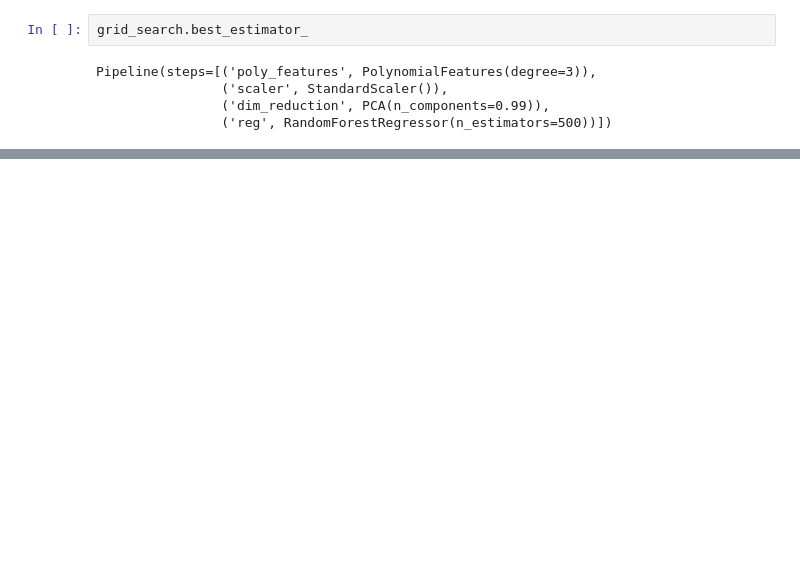
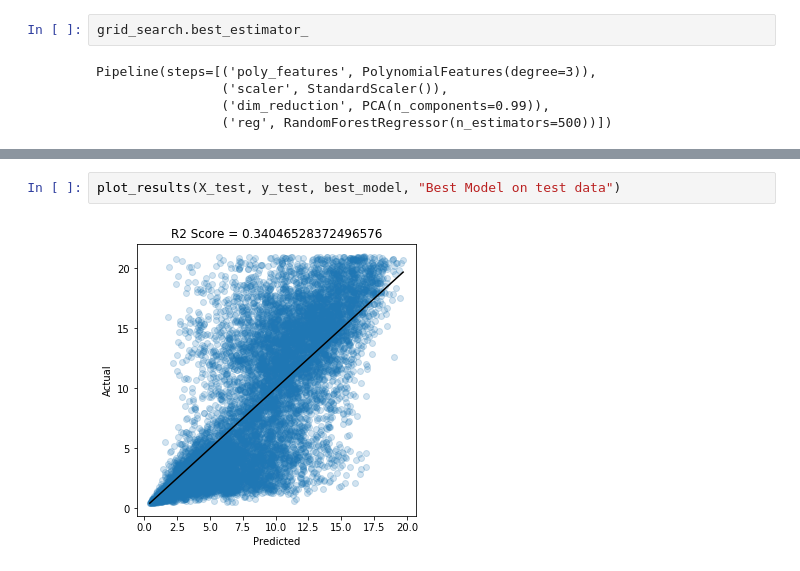
Before and after one commit to aniket-ak/Machine-Learning-CASP-Dataset, a Jupyter notebook: CASP_Exploring_Design_Space.ipynb, the cells around one changed output, grey strips where cells are left out. Drawn from its saved outputs; the diff is of its cells as text; blank space fills up the shorter version.

```diff
--- a/CASP_Exploring_Design_Space.ipynb
+++ b/CASP_Exploring_Design_Space.ipynb
@@ -269,0 +261,4 @@ for scores, params in zip(grid_search.cv_results_['mean_test_score'], grid_searc
+# %%
+plot_results(X_test, y_test, best_model, "Best Model on test data")
+# %% [output]
+[figure, added]
```
Also changed, not shown: parts of 8 cells of this notebook.
